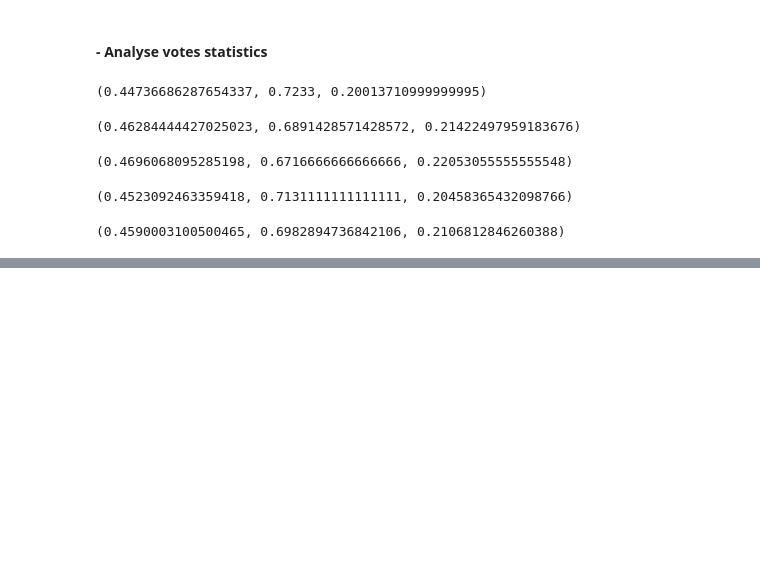
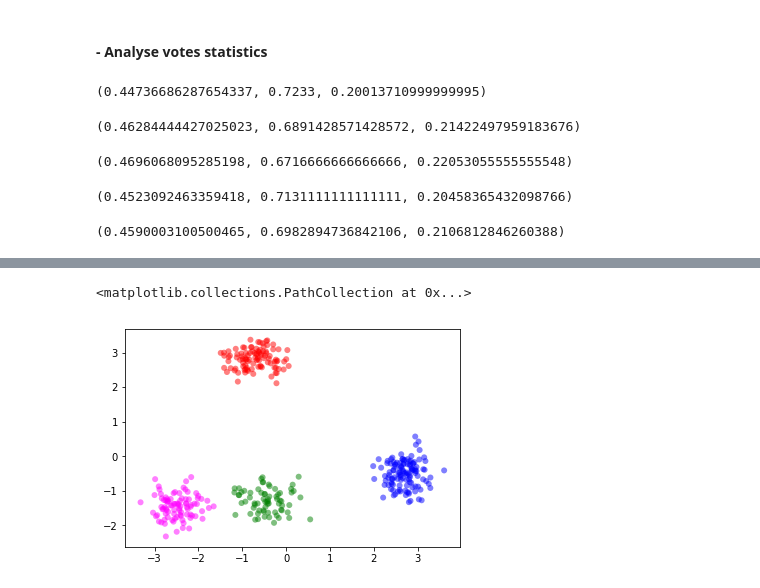
Before and after one commit to naiieandrade/tcc-studies, a Jupyter notebook: dirichlet-distribution.ipynb, the cells around one changed output, grey strips where cells are left out. Cells and saved outputs as stored; diff of their text form; code cells hidden in the pictures; blank space fills up the shorter version.

```diff
--- a/dirichlet-distribution.ipynb
+++ b/dirichlet-distribution.ipynb
@@ -316,0 +347,2 @@ votes.std(), votes.mean(), votes.var()
+# %%
+votes = np.vstack([votes1,votes2,votes3,votes4])
@@ -316,0 +353,4 @@ votes.std(), votes.mean(), votes.var()
+# %%
+pca = PCA(n_components=2).fit_transform(votes)
+# %%
+labels = []
@@ -316,0 +362,7 @@ votes.std(), votes.mean(), votes.var()
+# %%
+color_votes = [label_color_dict[label] for label in labels]
+# %%
+plt.scatter(*pca.T, c=color_votes, edgecolor='', alpha=0.5)
+# %% [output]
+<matplotlib.collections.PathCollection at 0x...>
+[figure, added]
```
Also changed, not shown: parts of 7 cells of this notebook.
